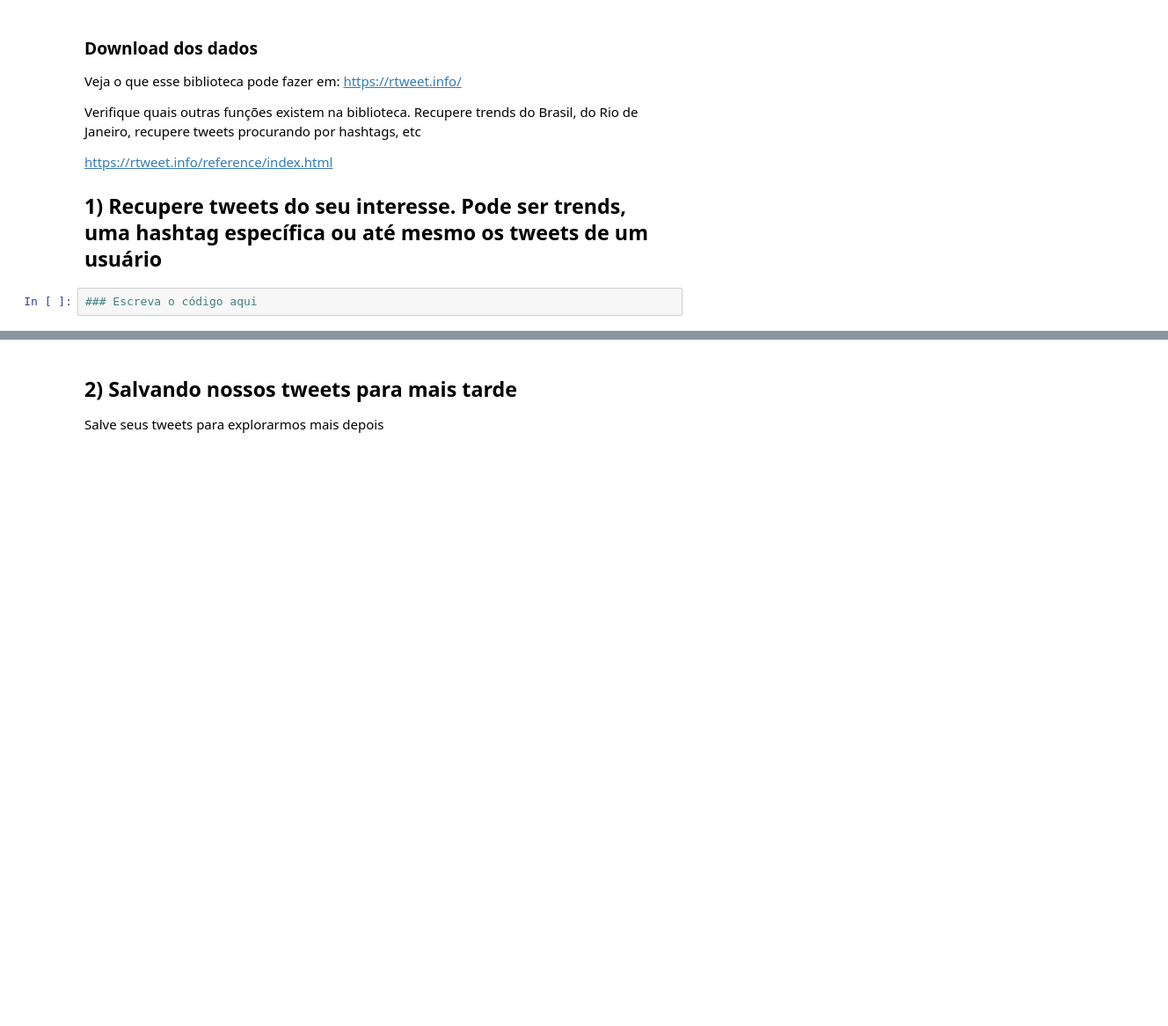
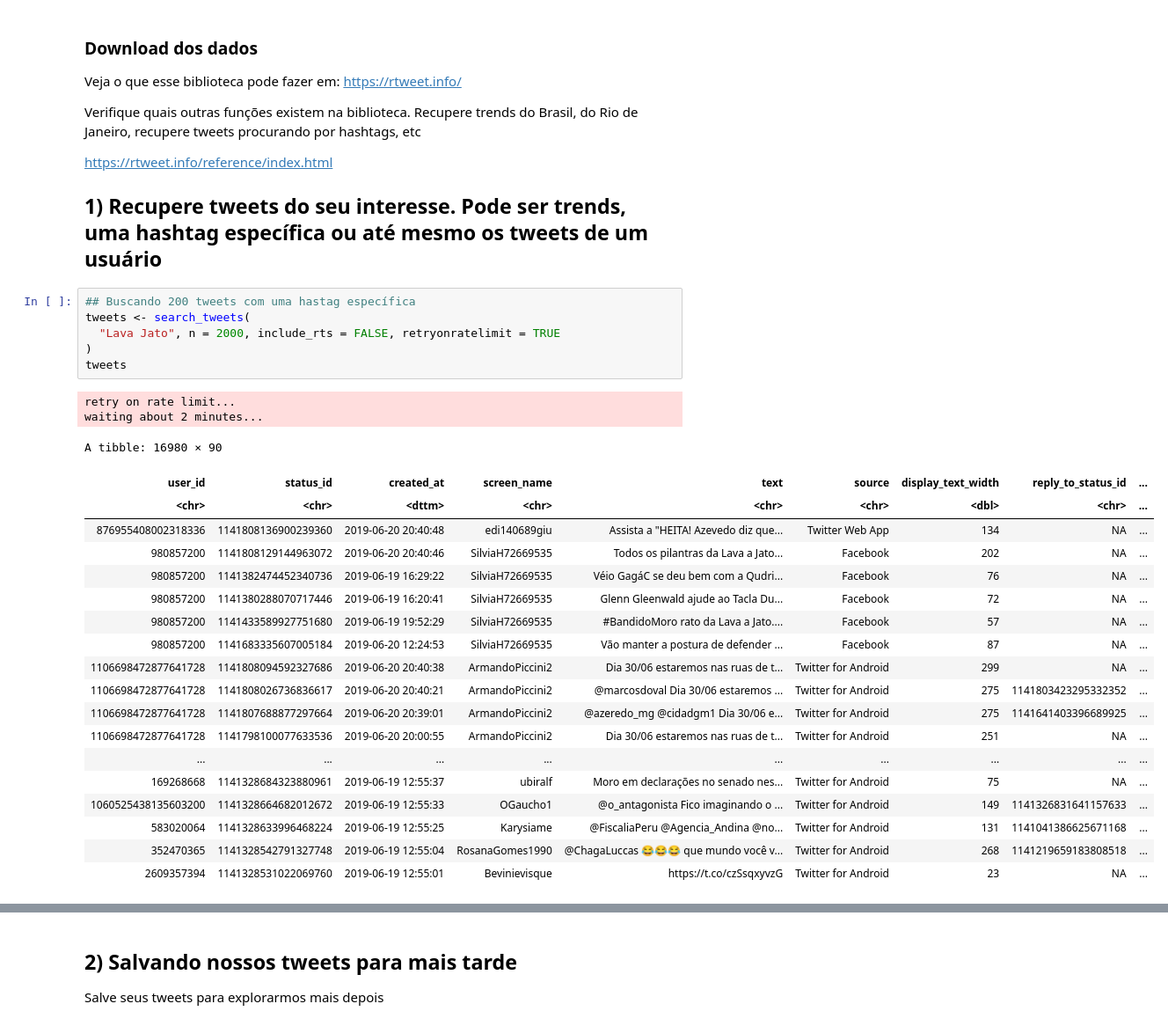
Before and after one commit to ctvidal/Text-Mining, a Jupyter notebook: 1_Aquisição_de_Dados_de_Twitter.ipynb, the cells around one changed output, grey strips where cells are left out. Shown: that part at 88% size. Drawn from its saved outputs; the diff is of its cells as text; blank space fills up the shorter version.

```diff
--- a/1_Aquisição_de_Dados_de_Twitter.ipynb
+++ b/1_Aquisição_de_Dados_de_Twitter.ipynb
@@ -49,5 +50,31 @@ Verifique quais outras funções existem na biblioteca. Recupere trends do Brasi
 https://rtweet.info/reference/index.html
 
 ## 1) Recupere tweets do seu interesse. Pode ser trends, uma hashtag específica ou até mesmo os tweets de um usuário
-# %%
-### Escreva o código aqui
+# %%
+## Buscando 200 tweets com uma hastag específica
+tweets <- search_tweets(
+  "Lava Jato", n = 2000, include_rts = FALSE, retryonratelimit = TRUE
+)
+tweets
+# %% [output]
+retry on rate limit...
+waiting about 2 minutes...
+A tibble: 16980 × 90
+| user_id | status_id | created_at | screen_name | text | source | display_text_width | reply_to_status_id | ... |
+| <chr> | <chr> | <dttm> | <chr> | <chr> | <chr> | <dbl> | <chr> | ... |
+| 876955408002318336 | 1141808136900239360 | 2019-06-20 20:40:48 | edi140689giu | Assista a "HEITA! Azevedo diz que... | Twitter Web App | 134 | NA | ... |
+| 980857200 | 1141808129144963072 | 2019-06-20 20:40:46 | SilviaH72669535 | Todos os pilantras da Lava a Jato... | Facebook | 202 | NA | ... |
+| 980857200 | 1141382474452340736 | 2019-06-19 16:29:22 | SilviaH72669535 | Véio GagáC se deu bem com a Qudri... | Facebook | 76 | NA | ... |
+| 980857200 | 1141380288070717446 | 2019-06-19 16:20:41 | SilviaH72669535 | Glenn Gleenwald ajude ao Tacla Du... | Facebook | 72 | NA | ... |
+| 980857200 | 1141433589927751680 | 2019-06-19 19:52:29 | SilviaH72669535 | #BandidoMoro rato da Lava a Jato.... | Facebook | 57 | NA | ... |
+| 980857200 | 1141683335607005184 | 2019-06-20 12:24:53 | SilviaH72669535 | Vão manter a postura de defender ... | Facebook | 87 | NA | ... |
+| 1106698472877641728 | 1141808094592327686 | 2019-06-20 20:40:38 | ArmandoPiccini2 | Dia 30/06 estaremos nas ruas de t... | Twitter for Android | 299 | NA | ... |
+| 1106698472877641728 | 1141808026736836617 | 2019-06-20 20:40:21 | ArmandoPiccini2 | @marcosdoval Dia 30/06 estaremos ... | Twitter for Android | 275 | 1141803423295332352 | ... |
+| 1106698472877641728 | 1141807688877297664 | 2019-06-20 20:39:01 | ArmandoPiccini2 | @azeredo_mg @cidadgm1 Dia 30/06 e... | Twitter for Android | 275 | 1141641403396689925 | ... |
+| 1106698472877641728 | 1141798100077633536 | 2019-06-20 20:00:55 | ArmandoPiccini2 | Dia 30/06 estaremos nas ruas de t... | Twitter for Android | 251 | NA | ... |
+| ... | ... | ... | ... | ... | ... | ... | ... | ... |
+| 169268668 | 1141328684323880961 | 2019-06-19 12:55:37 | ubiralf | Moro em declarações no senado nes... | Twitter for Android | 75 | NA | ... |
+| 1060525438135603200 | 1141328664682012672 | 2019-06-19 12:55:33 | OGaucho1 | @o_antagonista Fico imaginando o ... | Twitter for Android | 149 | 1141326831641157633 | ... |
+| 583020064 | 1141328633996468224 | 2019-06-19 12:55:25 | Karysiame | @FiscaliaPeru @Agencia_Andina @no... | Twitter for Android | 131 | 1141041386625671168 | ... |
+| 352470365 | 1141328542791327748 | 2019-06-19 12:55:04 | RosanaGomes1990 | @ChagaLuccas 😂😂😂 que mundo você v... | Twitter for Android | 268 | 1141219659183808518 | ... |
+| 2609357394 | 1141328531022069760 | 2019-06-19 12:55:01 | Bevinievisque | https://t.co/czSsqxyvzG | Twitter for Android | 23 | NA | ... |
```
Also changed, not shown: parts of 8 cells of this notebook.
